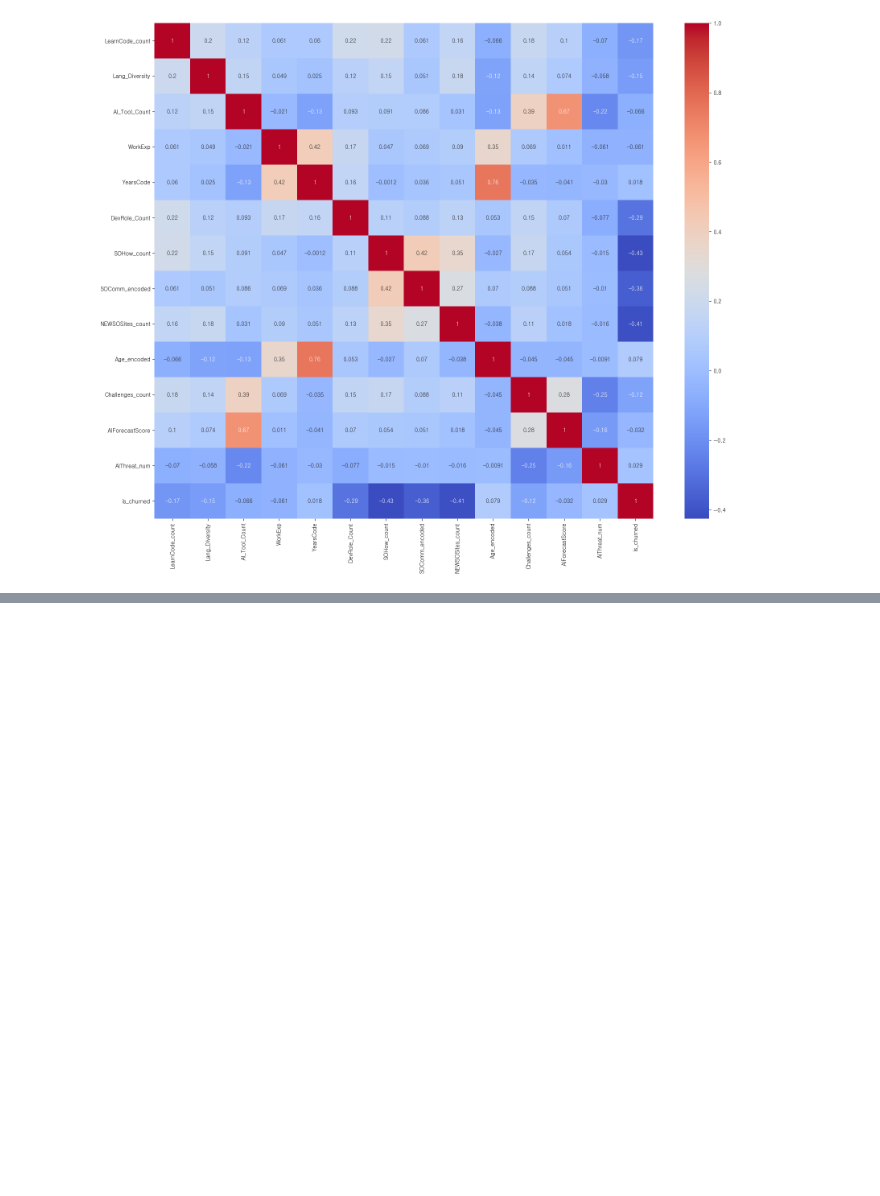
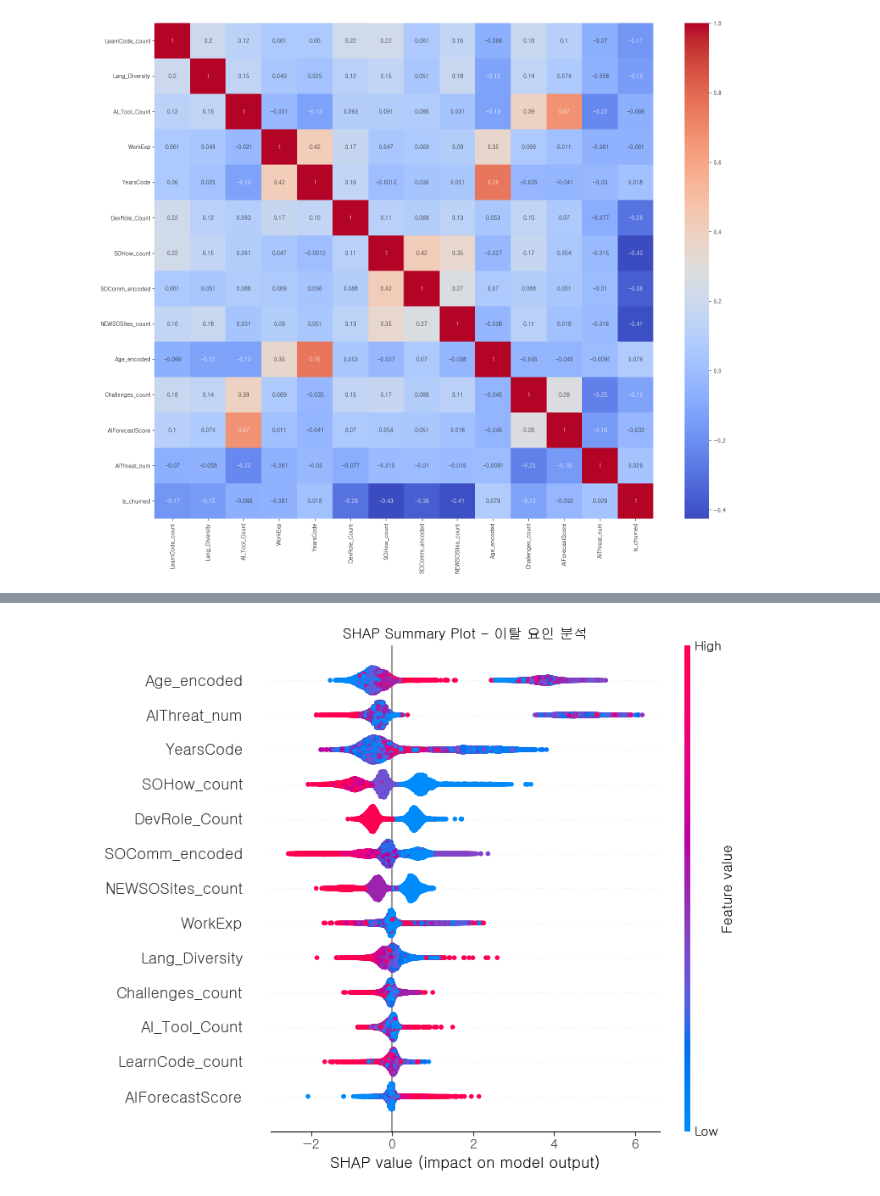
Before and after one commit to SKNETWORKS-FAMILY-AICAMP/SKN17-2nd-1Team, a Jupyter notebook: preprocess_scaler.ipynb, the cells around one changed output, grey strips where cells are left out. Cells and saved outputs as stored; diff of their text form; code cells hidden in the pictures; blank space fills up the shorter version.

```diff
--- a/preprocess_scaler.ipynb
+++ b/preprocess_scaler.ipynb
@@ -368,0 +468,17 @@ plt.show()
+# %%
+# !pip install shap
+import shap
+
+# SHAP explainer 생성 (XGBoost 모델 사용)
+explainer = shap.TreeExplainer(xgb)
+shap_values = explainer.shap_values(X_test)
+
+# Summary Plot 시각화
+# X_test는 스케일링된 numpy 배열이므로, 피처 이름을 위해 pandas DataFrame으로 변환
+X_test_df = pd.DataFrame(X_test, columns=X.columns)
+
+plt.title('SHAP Summary Plot - 이탈 요인 분석', fontsize=12)
+shap.summary_plot(shap_values, X_test_df, plot_type="dot", show=False)
+plt.show()
+# %% [output]
+[figure, added]
```
Also changed, not shown: parts of 4 cells of this notebook.
